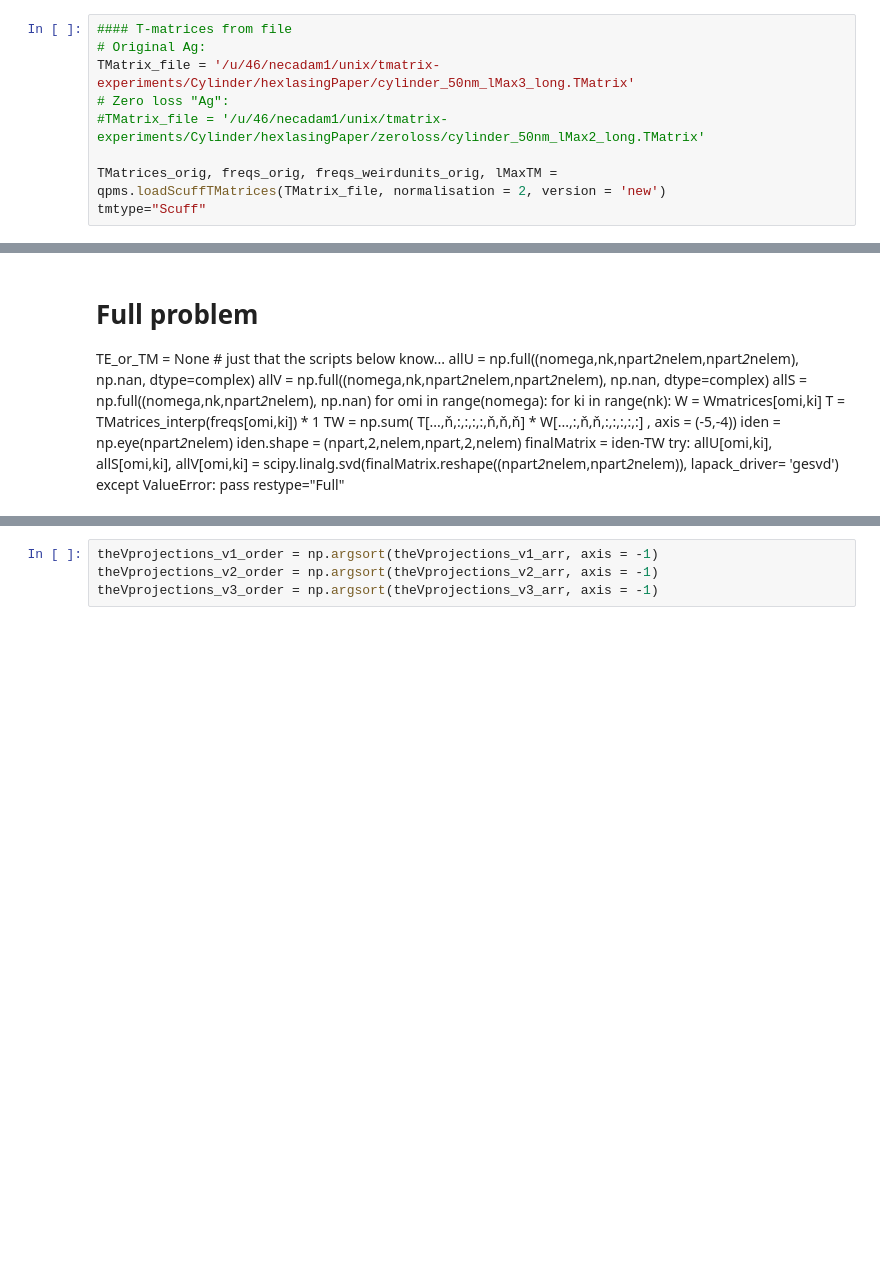
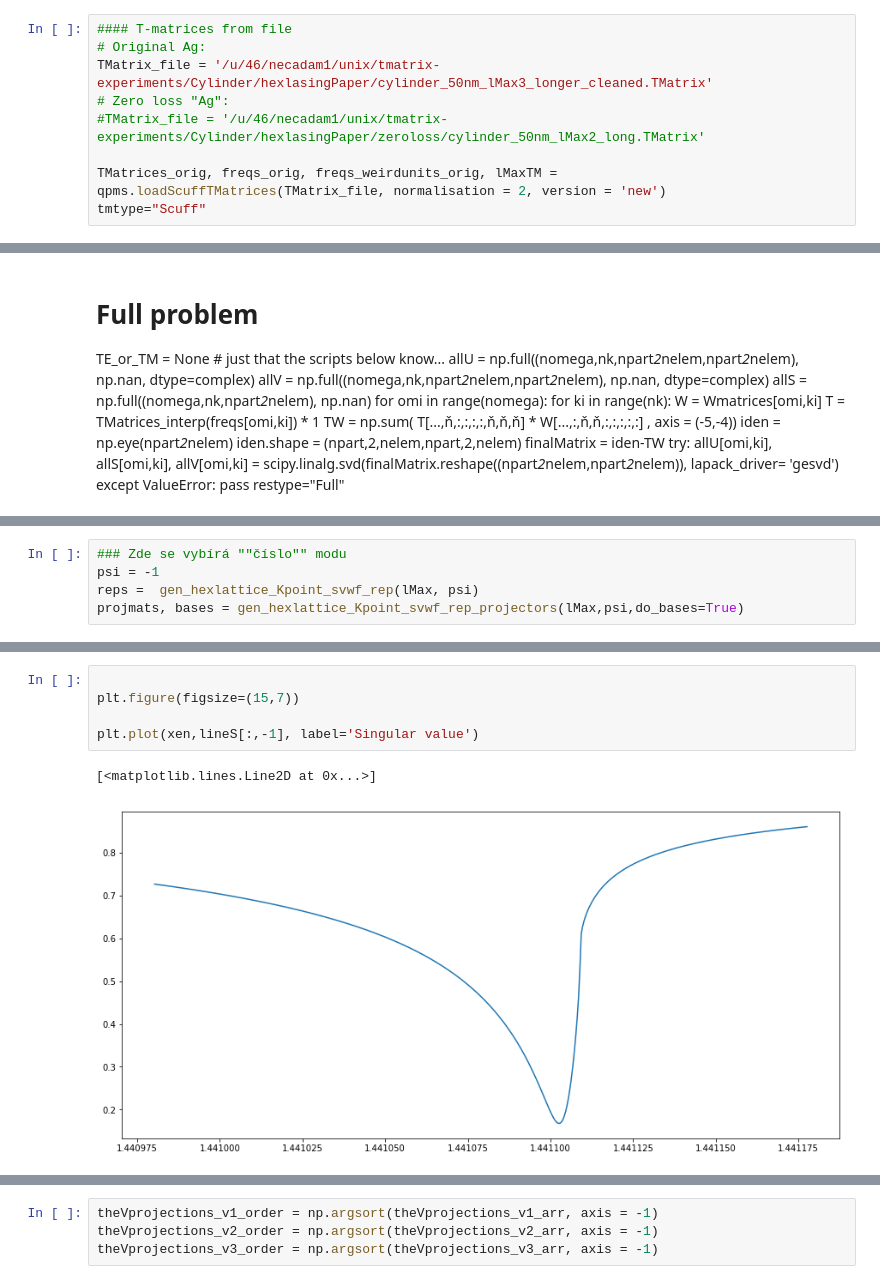
Before and after one commit to texnokrates/qpms-ipynotebooks, a Jupyter notebook: hexlaser/Dispersions-projections_v2.ipynb, the cells around one changed output, grey strips where cells are left out. Cells and saved outputs as stored; diff of their text form; blank space fills up the shorter version.

```diff
--- a/hexlaser/Dispersions-projections_v2.ipynb
+++ b/hexlaser/Dispersions-projections_v2.ipynb
@@ -29,7 +36,7 @@ nelem = wdata['nelem']
 # %%
 #### T-matrices from file
 # Original Ag:
-TMatrix_file = '/u/46/necadam1/unix/tmatrix-experiments/Cylinder/hexlasingPaper/cylinder_50nm_lMax3_long.TMatrix'
+TMatrix_file = '/u/46/necadam1/unix/tmatrix-experiments/Cylinder/hexlasingPaper/cylinder_50nm_lMax3_longer_cleaned.TMatrix'
 # Zero loss "Ag":
 #TMatrix_file = '/u/46/necadam1/unix/tmatrix-experiments/Cylinder/hexlasingPaper/zeroloss/cylinder_50nm_lMax2_long.TMatrix'
 
@@ -214,0 +302,5 @@ plt.savefig("figs/lMax%d%s%s%s_disp.pdf"%(lMax,tmtype,restype,note))
+# %%
+### Zde se vybírá ""číslo"" modu
+psi = -1
+reps =  gen_hexlattice_Kpoint_svwf_rep(lMax, psi)
+projmats, bases = gen_hexlattice_Kpoint_svwf_rep_projectors(lMax,psi,do_bases=True)
@@ -215 +471,9 @@ plt.savefig("figs/lMax%d%s%s%s_disp.pdf"%(lMax,tmtype,restype,note))
+# %%
+
+plt.figure(figsize=(15,7))
+
+plt.plot(xen,lineS[:,-1], label='Singular value')
+# %% [output]
+[<matplotlib.lines.Line2D at 0x...>]
+[figure, added]
 # %%
```
Also changed, not shown: parts of 47 cells of this notebook, 1 other file.
